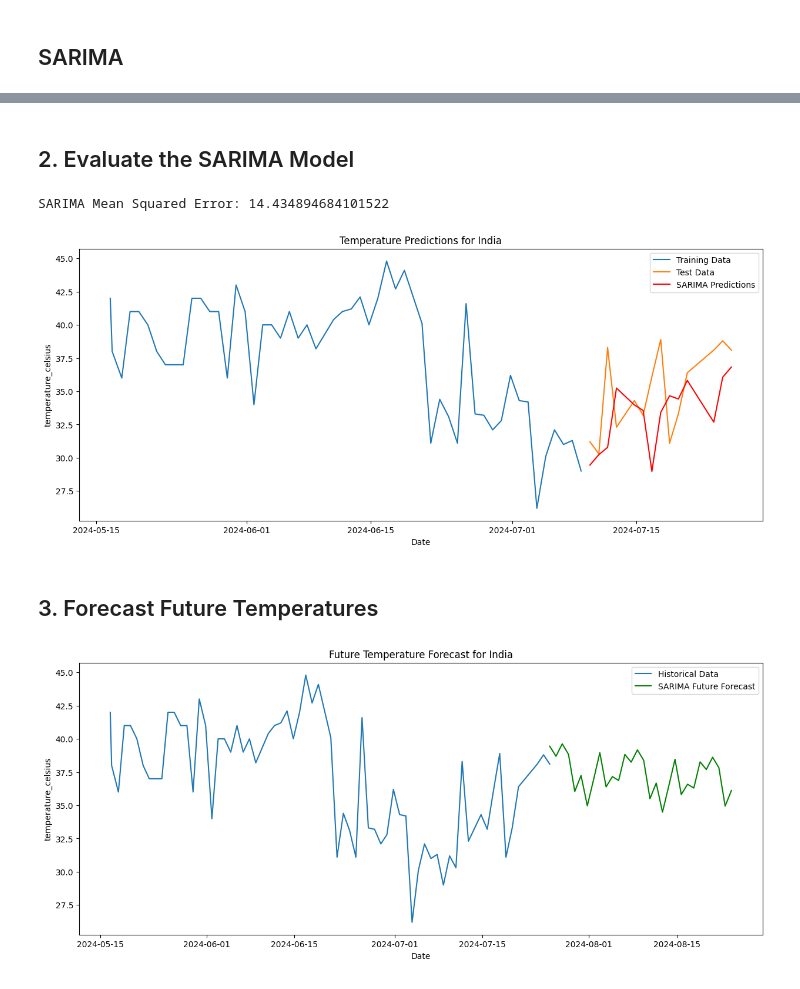
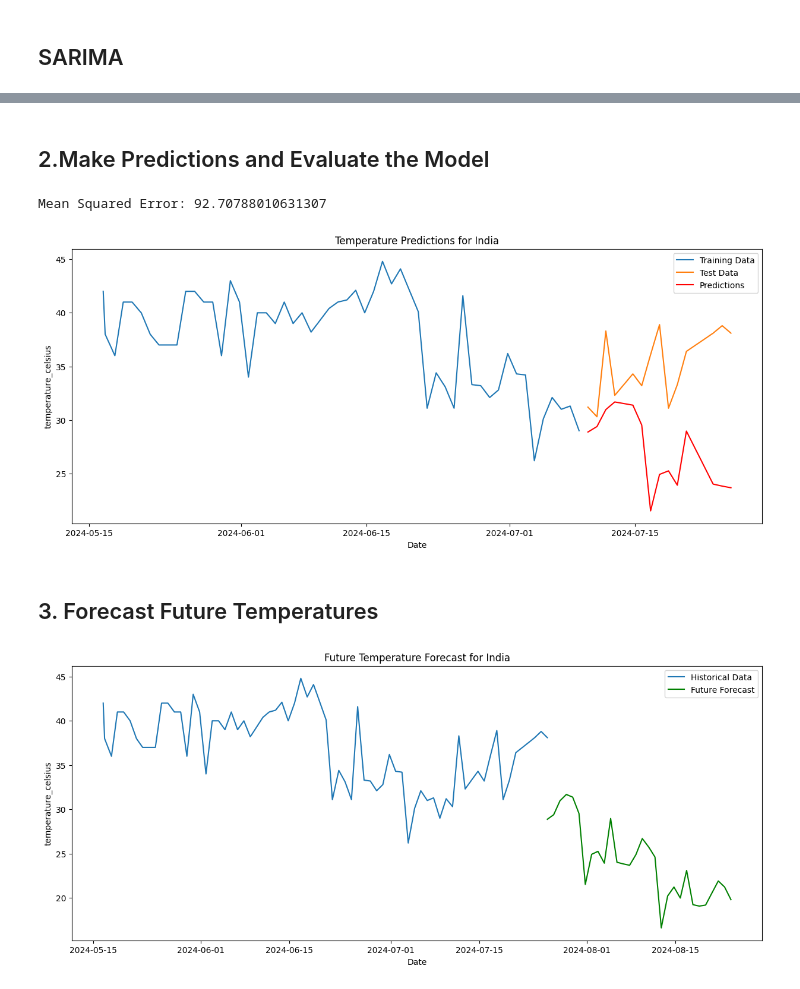
Before and after one commit to monishappu/WeatherPredictor, a Jupyter notebook: WeatherPredictor.ipynb, the cells around one changed output, grey strips where cells are left out. Cells and saved outputs as stored; diff of their text form; code cells hidden in the pictures.

```diff
--- a/WeatherPredictor.ipynb
+++ b/WeatherPredictor.ipynb
@@ -226,9 +278,7 @@ plt.show()
 from statsmodels.tsa.statespace.sarimax import SARIMAX
 
 # Fit the SARIMA model
-sarima_model = SARIMAX(train_data['temperature_celsius'],
-                       order=(1, 1, 1),
-                       seasonal_order=(1, 1, 1, 12))
+sarima_model = SARIMAX(train_data['temperature_celsius'], order=(1, 1, 1), seasonal_order=(1, 1, 1, 12))
 sarima_fit = sarima_model.fit(disp=False)
 
 # Print the model summary
@@ -252,47 +302,45 @@ Covariance Type:                              opg
 Warnings:
 [1] Covariance matrix calculated using the outer product of gradients (complex-step).
 # %% [markdown]
-## 2. Evaluate the SARIMA Model
+## 2.Make Predictions and Evaluate the Model
 # %%
 from sklearn.metrics import mean_squared_error
 
 # Make predictions
-sarima_predictions = sarima_fit.predict(start=test_data.index[0], end=test_data.index[-1], dynamic=False)
+sarima_predictions = sarima_fit.forecast(steps=len(test_data))
 
 # Evaluate the model
-sarima_mse = mean_squared_error(test_data['temperature_celsius'], sarima_predictions)
-print(f'SARIMA Mean Squared Error: {sarima_mse}')
+mse = mean_squared_error(test_data['temperature_celsius'], sarima_predictions)
+print(f'Mean Squared Error: {mse}')
 
 # Plot the predictions
 plt.figure(figsize=(15, 6))
 plt.plot(train_data['temperature_celsius'], label='Training Data')
 plt.plot(test_data['temperature_celsius'], label='Test Data')
-plt.plot(test_data.index, sarima_predictions, label='SARIMA Predictions', color='red')
+plt.plot(test_data.index, sarima_predictions, label='Predictions', color='red')
 plt.xlabel('Date')
 plt.ylabel('temperature_celsius')
 plt.title(f'Temperature Predictions for {country}')
 plt.legend()
 plt.show()
 # %% [output]
-SARIMA Mean Squared Error: 14.434894684101522
+Mean Squared Error: 92.70788010631307
-[figure, old version]
+[figure, new version]
 # %% [markdown]
 ## 3. Forecast Future Temperatures
 # %%
 # Forecast future temperatures
 future_steps = 30  # Example: Forecasting for the next 30 days
-sarima_forecast = sarima_fit.get_forecast(steps=future_steps)
-sarima_forecast_index = pd.date_range(start=test_data.index[-1], periods=future_steps, freq='D')
-sarima_forecast_values = sarima_forecast.predicted_mean
+future_forecast = sarima_fit.forecast(steps=future_steps)
 
 # Plot the future forecast
 plt.figure(figsize=(15, 6))
 plt.plot(country_data['temperature_celsius'], label='Historical Data')
-plt.plot(sarima_forecast_index, sarima_forecast_values, label='SARIMA Future Forecast', color='green')
+plt.plot(pd.date_range(start=country_data.index[-1], periods=future_steps, freq='D'), future_forecast, label='Future Forecast', color='green')
 plt.xlabel('Date')
 plt.ylabel('temperature_celsius')
 plt.title(f'Future Temperature Forecast for {country}')
 plt.legend()
 plt.show()
 # %% [output]
-[figure, old version]
+[figure, new version]
```
Also changed, not shown: parts of 12 cells of this notebook.
